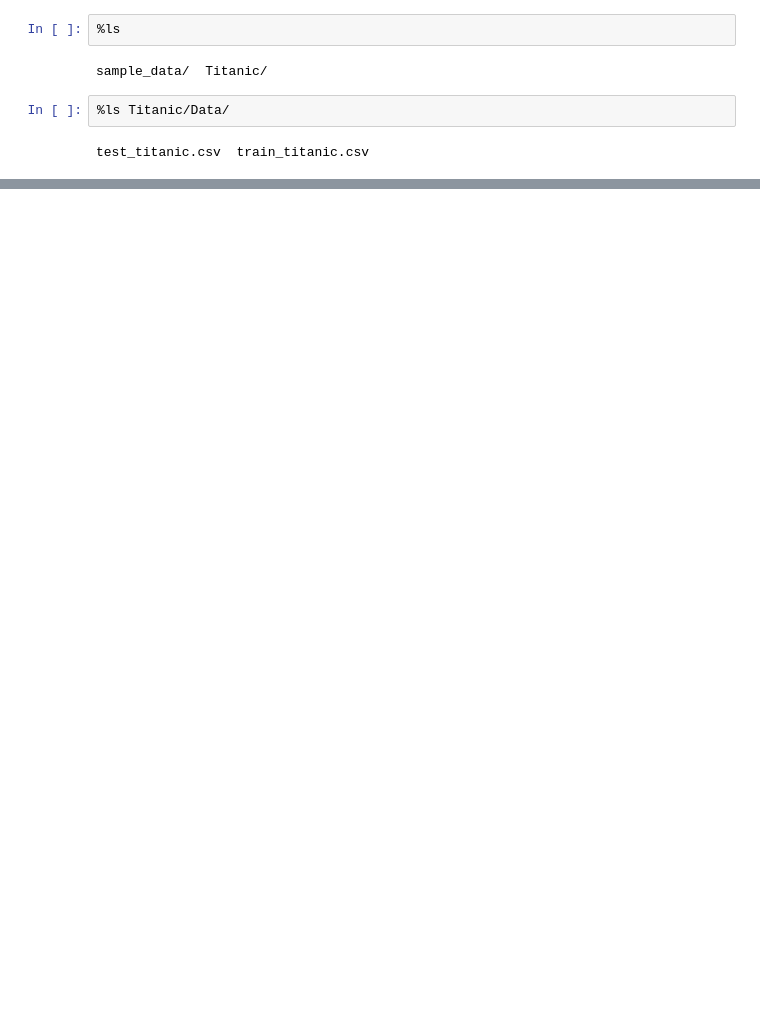
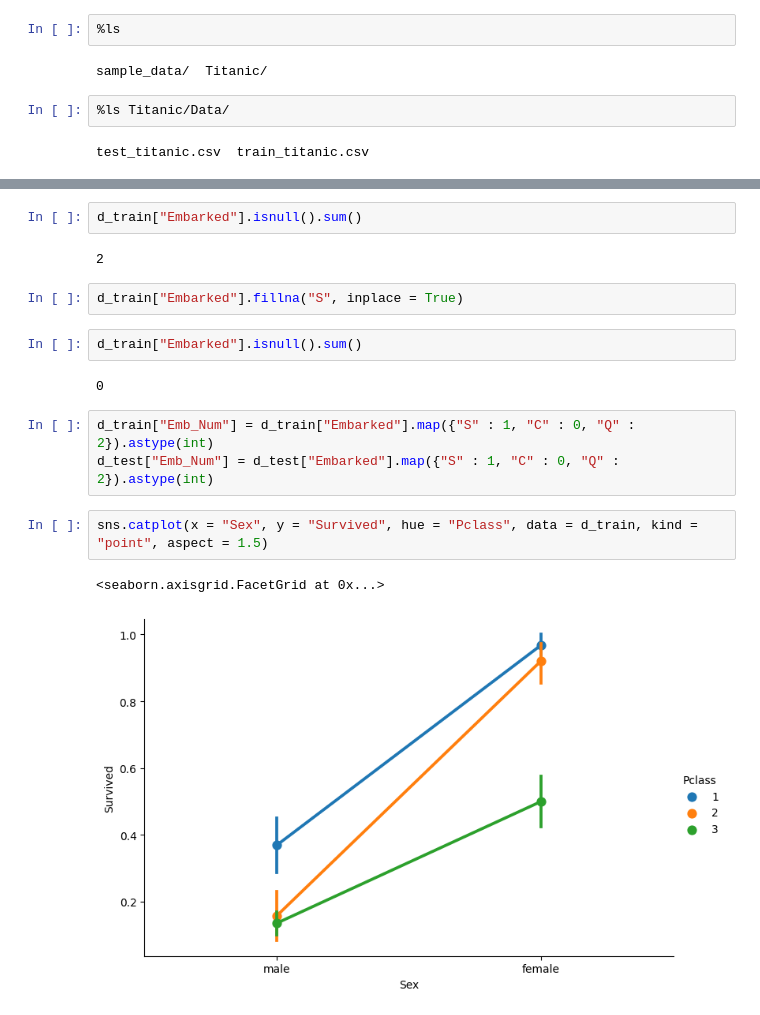
Before and after one commit to NajdekMonika/Titanic, a Jupyter notebook: Titanic.ipynb, the cells around one changed output, grey strips where cells are left out. Saved outputs shown, nothing was run; the diff lists cells and outputs as text; blank space fills up the shorter version.

```diff
--- a/Titanic.ipynb
+++ b/Titanic.ipynb
@@ -250,0 +204,18 @@ Name: Age, dtype: float64
+# %%
+d_train["Embarked"].isnull().sum()
+# %% [output]
+2
+# %%
+d_train["Embarked"].fillna("S", inplace = True)
+# %%
+d_train["Embarked"].isnull().sum()
+# %% [output]
+0
+# %%
+d_train["Emb_Num"] = d_train["Embarked"].map({"S" : 1, "C" : 0, "Q" : 2}).astype(int)
+d_test["Emb_Num"] = d_test["Embarked"].map({"S" : 1, "C" : 0, "Q" : 2}).astype(int)
+# %%
+sns.catplot(x = "Sex", y = "Survived", hue = "Pclass", data = d_train, kind = "point", aspect = 1.5)
+# %% [output]
+<seaborn.axisgrid.FacetGrid at 0x...>
+[figure, added]
```
Also changed, not shown: parts of 75 cells of this notebook.
